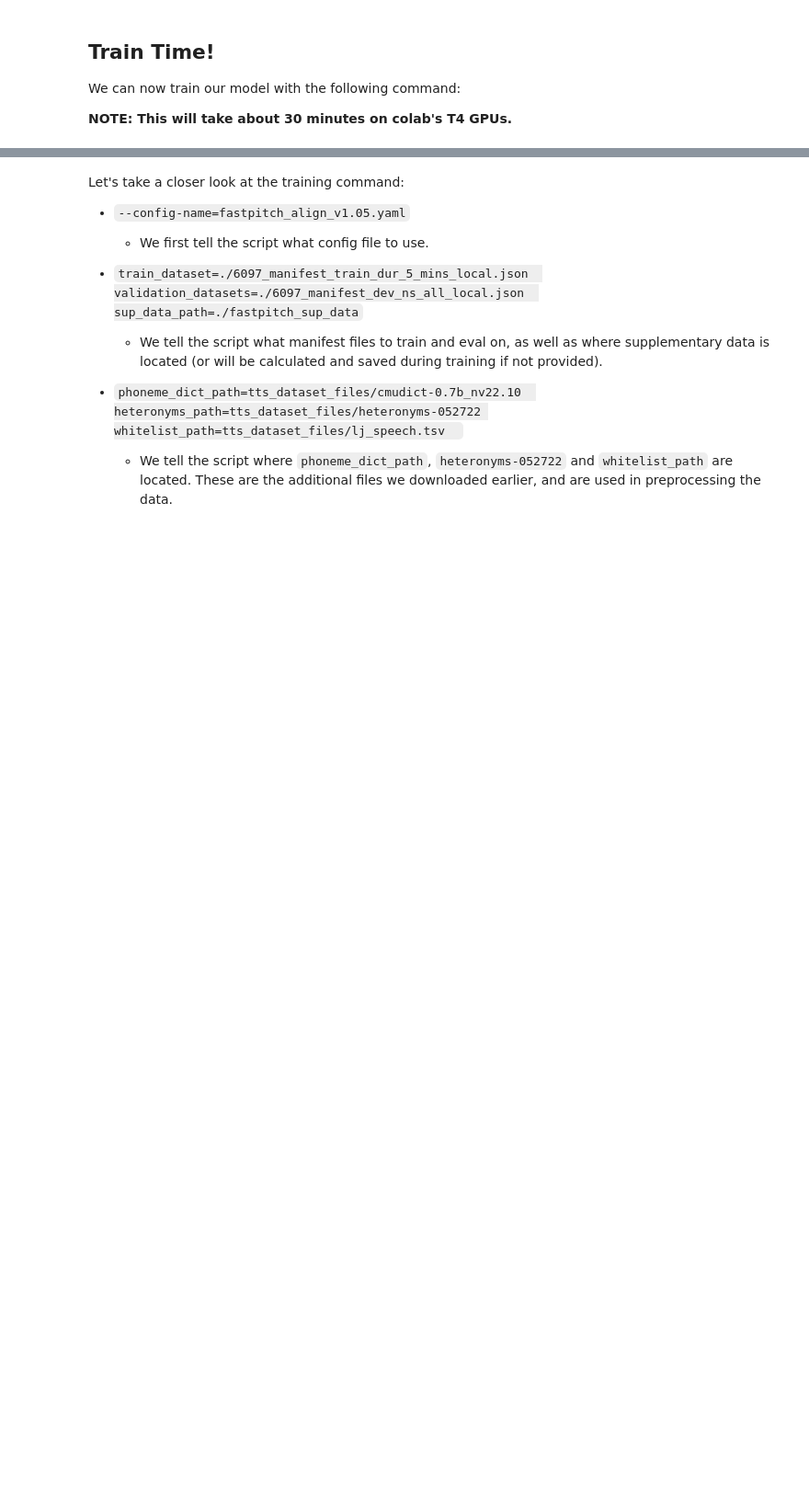
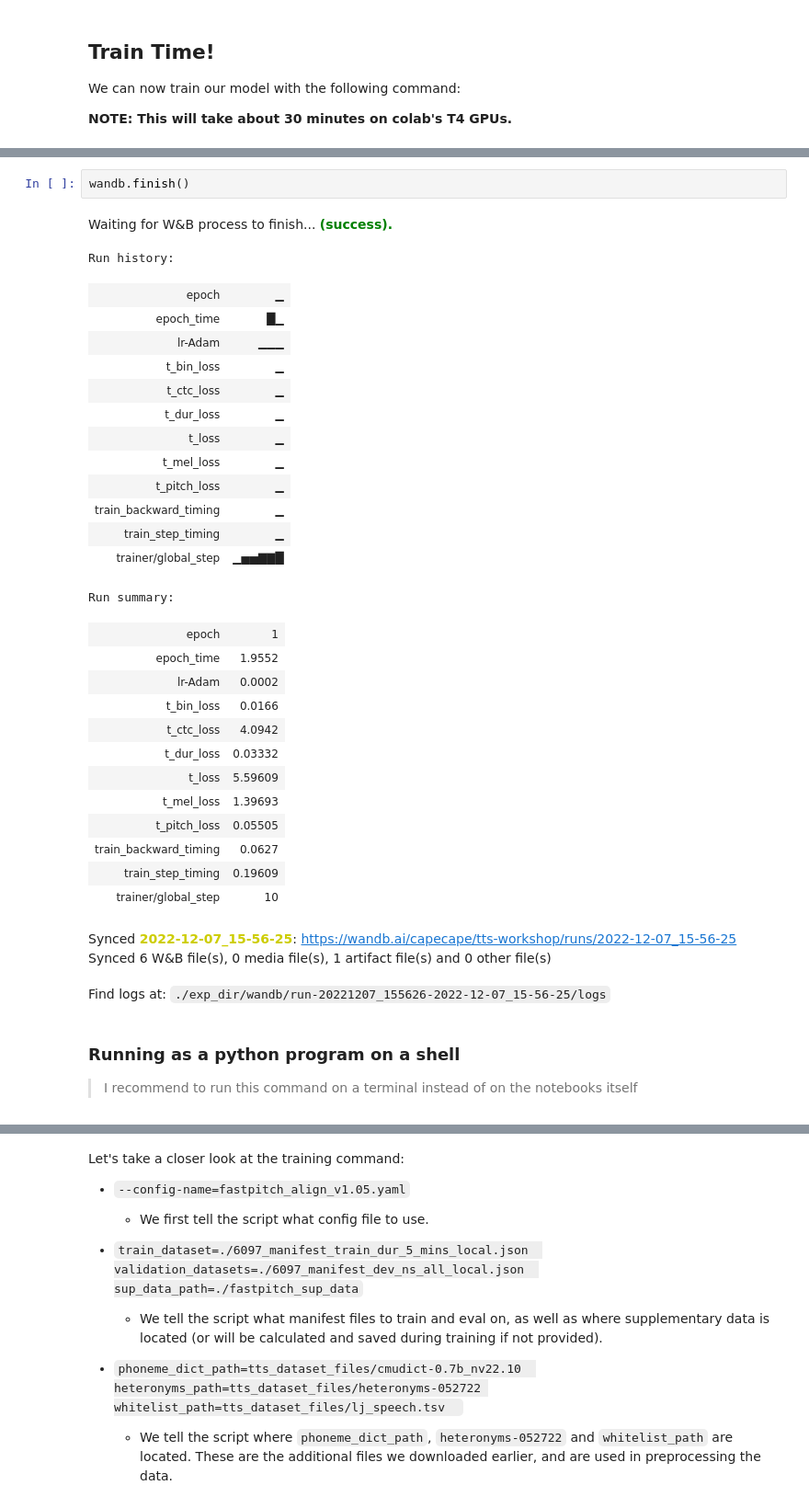
Before and after one commit to tcapelle/nemo_wandb, a Jupyter notebook: 02_FastPitch_finetune.ipynb, the cells around one changed output, grey strips where cells are left out. Shown at 92% size. Drawn from its saved outputs; the diff is of its cells as text; blank space fills up the shorter version.

```diff
--- a/02_FastPitch_finetune.ipynb
+++ b/02_FastPitch_finetune.ipynb
@@ -108,0 +227,37 @@ wandb: Find logs at: ./fastpitch_finetune/wandb/run-20221207_120517-2022-12-07_1
+# %%
+wandb.finish()
+# %% [output]
+Waiting for W&B process to finish... (success).
+Run history:
+| epoch | ▁ |
+| epoch_time | █▁ |
+| lr-Adam | ▁▁▁ |
+| t_bin_loss | ▁ |
+| t_ctc_loss | ▁ |
+| t_dur_loss | ▁ |
+| t_loss | ▁ |
+| t_mel_loss | ▁ |
+| t_pitch_loss | ▁ |
+| train_backward_timing | ▁ |
+| train_step_timing | ▁ |
+| trainer/global_step | ▁▅▅▇▇█ |
+Run summary:
+| epoch | 1 |
+| epoch_time | 1.9552 |
+| lr-Adam | 0.0002 |
+| t_bin_loss | 0.0166 |
+| t_ctc_loss | 4.0942 |
+| t_dur_loss | 0.03332 |
+| t_loss | 5.59609 |
+| t_mel_loss | 1.39693 |
+| t_pitch_loss | 0.05505 |
+| train_backward_timing | 0.0627 |
+| train_step_timing | 0.19609 |
+| trainer/global_step | 10 |
+Synced 2022-12-07_15-56-25: https://wandb.ai/capecape/tts-workshop/runs/2022-12-07_15-56-25
+Synced 6 W&B file(s), 0 media file(s), 1 artifact file(s) and 0 other file(s)
+Find logs at: ./exp_dir/wandb/run-20221207_155626-2022-12-07_15-56-25/logs
+# %% [markdown]
+### Running as a python program on a shell
+
+> I recommend to run this command on a terminal instead of on the notebooks itself
```
Also changed, not shown: parts of 19 cells of this notebook, 4 other files.
